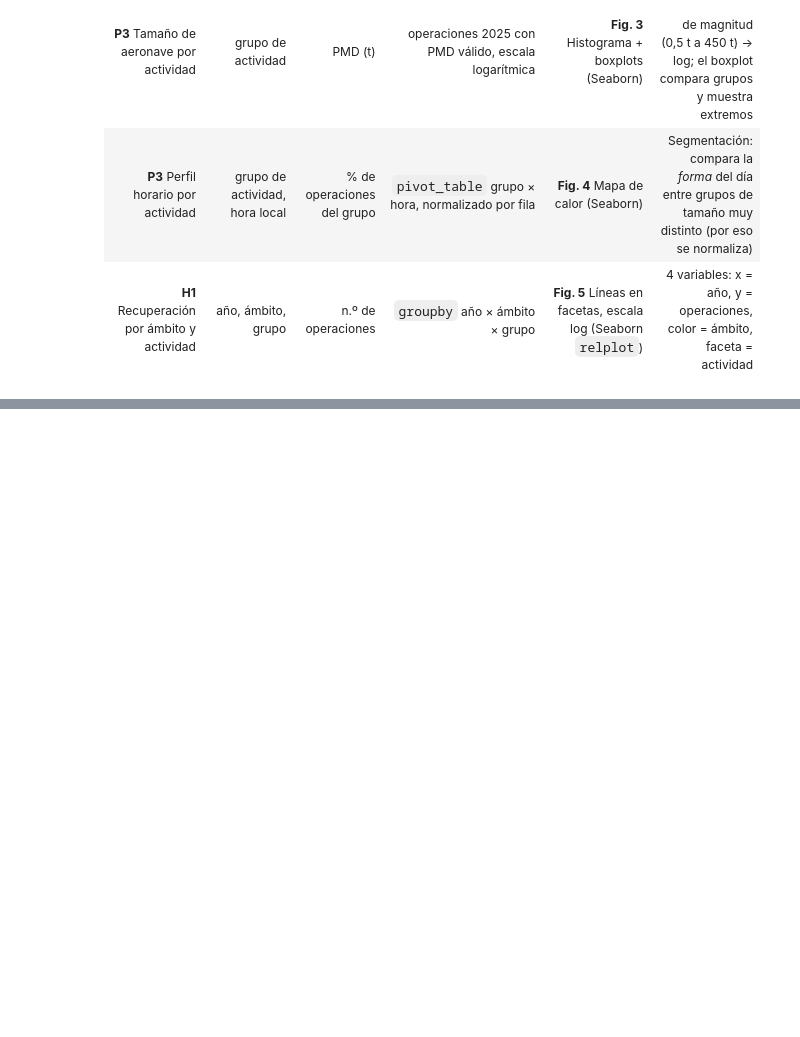
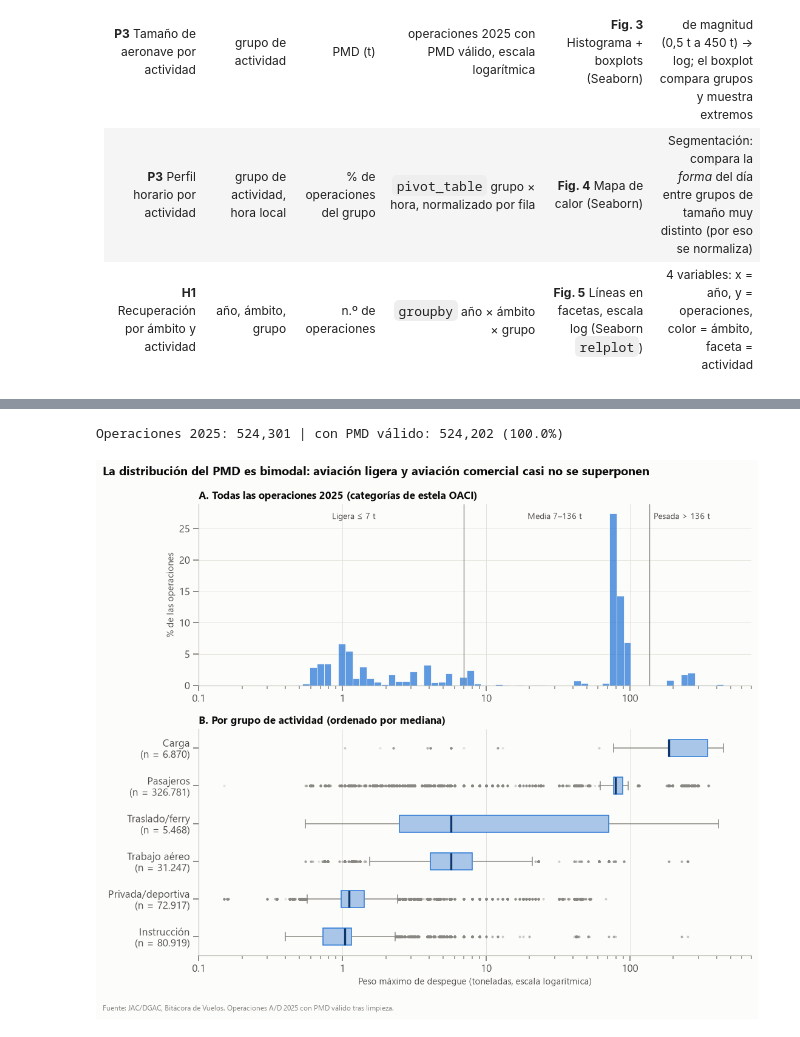
Before and after one commit to Gaboto1/visualizacion-transporte-rojas-gabriel, a Jupyter notebook: notebooks/evaluacion02.ipynb, the cells around one changed output, grey strips where cells are left out. Cells and saved outputs as stored; diff of their text form; code cells hidden in the pictures; blank space fills up the shorter version.

```diff
--- a/notebooks/evaluacion02.ipynb
+++ b/notebooks/evaluacion02.ipynb
@@ -1139,0 +1247,41 @@ Matrículas con más de un modelo registrado: 2,004 de 13,833
+# %%
+d25 = ops[(ops["anio"] == 2025) & ops["pmd"].notna()]
+print(f"Operaciones 2025: {(ops['anio'] == 2025).sum():,} | con PMD válido: {len(d25):,} ({len(d25)/(ops['anio'] == 2025).sum():.1%})")
+orden_grupos = (d25.groupby("grupo_actividad", observed=True)["pmd"].median().sort_values(ascending=False))
+orden_grupos = [g for g in orden_grupos.index if g not in ("Otros", "Sobrevuelo")]
+
+fig, (axh, axb) = plt.subplots(2, 1, figsize=(10, 8.4), gridspec_kw={"height_ratios": [1, 1.25]})
+sns.histplot(data=d25, x="pmd", log_scale=True, bins=70, color=st.AZUL, edgecolor=st.SUPERFICIE,
+             linewidth=0.5, ax=axh, stat="percent")
+for lim in (7, 136):
+    axh.axvline(lim, color=st.TINTA_TENUE, lw=0.9)
+for x, txt in [(1.2, "Ligera ≤ 7 t"), (30, "Media 7–136 t"), (230, "Pesada > 136 t")]:
+    axh.text(x, axh.get_ylim()[1] * 0.92, txt, ha="center", fontsize=9, color=st.TINTA_2)
+axh.set_xlabel("")
+axh.set_ylabel("% de las operaciones")
+axh.set_title("A. Todas las operaciones 2025 (categorías de estela OACI)", fontsize=11)
+
+sns.boxplot(data=d25, x="pmd", y="grupo_actividad", order=orden_grupos, log_scale=True, color=st.RAMPA_AZUL[1],
+            width=0.45, linewidth=1, fliersize=1.5, ax=axb,
+            flierprops={"alpha": 0.25, "markeredgecolor": st.TINTA_TENUE},
+            medianprops={"color": st.RAMPA_AZUL[-1], "linewidth": 2.2},
+            boxprops={"edgecolor": st.AZUL}, whiskerprops={"color": st.TINTA_TENUE},
+            capprops={"color": st.TINTA_TENUE})
+n_por_grupo = d25["grupo_actividad"].value_counts()
+axb.set_yticks(range(len(orden_grupos)), [f"{g}\n(n = {st.miles(n_por_grupo[g])})" for g in orden_grupos])
+axb.set_xlabel("Peso máximo de despegue (toneladas, escala logarítmica)")
+axb.set_ylabel("")
+axb.set_title("B. Por grupo de actividad (ordenado por mediana)", fontsize=11)
+for ax in (axh, axb):
+    ax.xaxis.set_major_formatter(mticker.FuncFormatter(lambda x, _: f"{x:g}"))
+    ax.set_xlim(0.1, 700)
+axb.grid(axis="y", visible=False)
+fig.suptitle("La distribución del PMD es bimodal: aviación ligera y aviación comercial casi no se superponen",
+             x=0.01, ha="left", fontsize=13, fontweight="bold")
+st.fuente(axb, "Fuente: JAC/DGAC, Bitácora de Vuelos. Operaciones A/D 2025 con PMD válido tras limpieza.")
+fig.tight_layout(rect=(0, 0.03, 1, 1))
+st.guardar(fig, "fig3_sns_distribucion_pmd")
+plt.show()
+# %% [output]
+Operaciones 2025: 524,301 | con PMD válido: 524,202 (100.0%)
+[figure, added]
```
Also changed, not shown: parts of 18 cells of this notebook, 5 other files.
